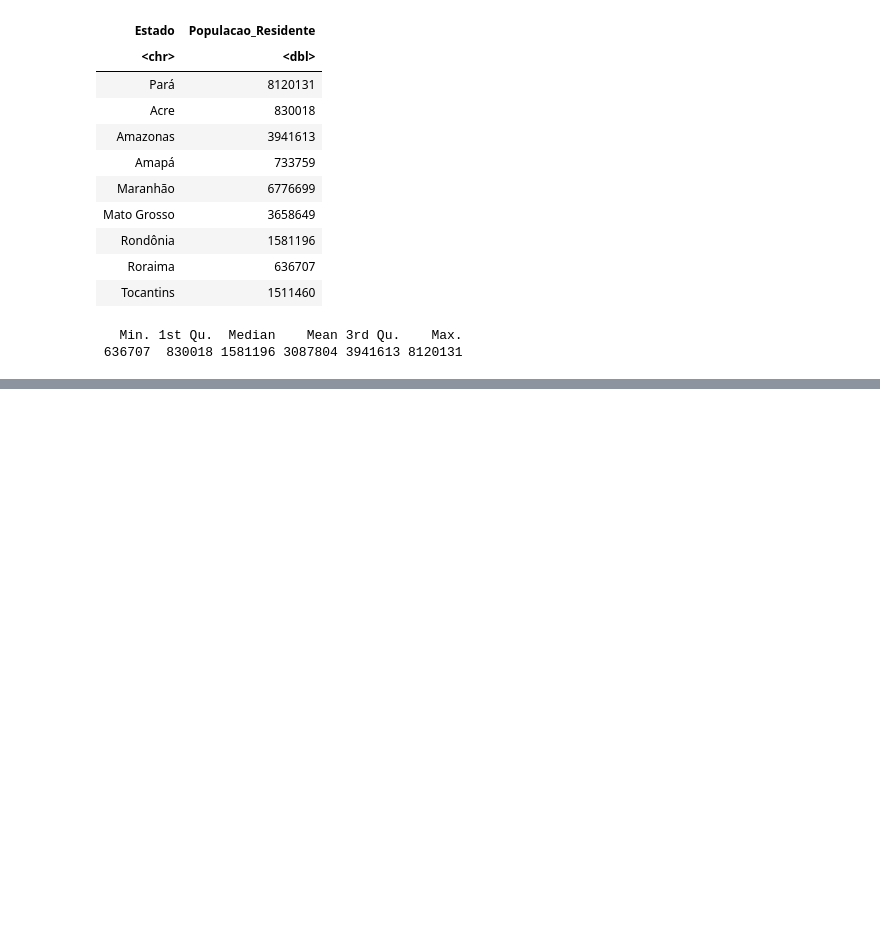
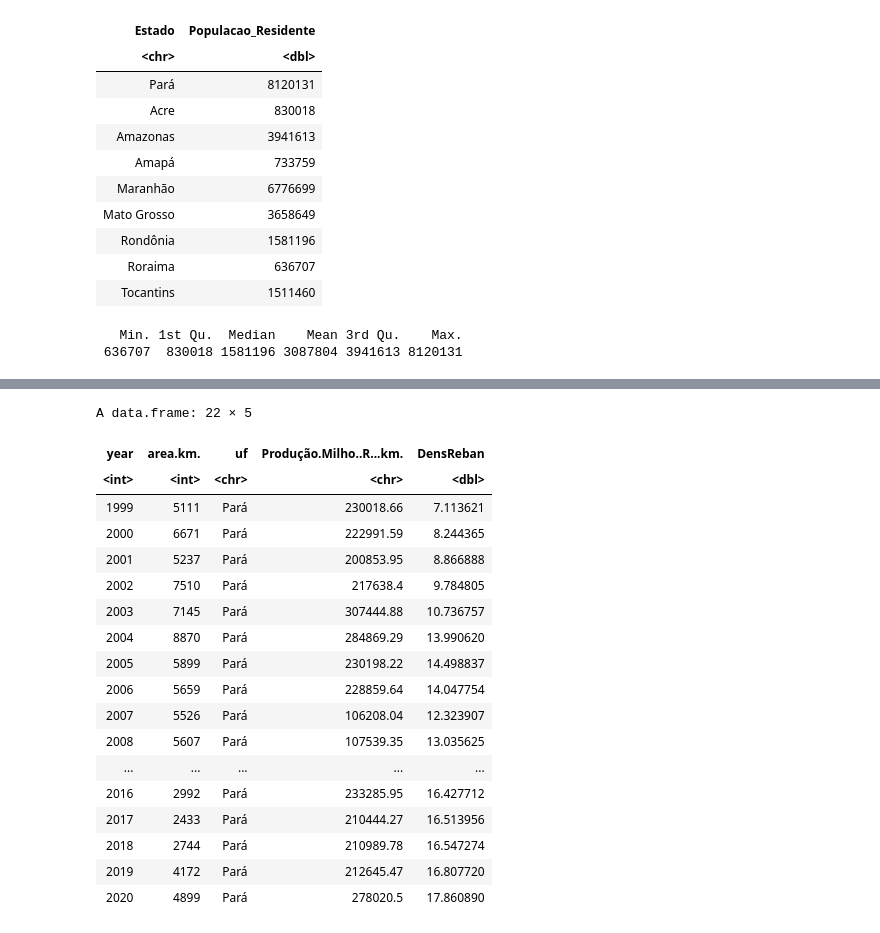
Before and after one commit to guilherme-co5/DesmacR-Colab-25.1, a Jupyter notebook: DesmacR.ipynb, the cells around one changed output, grey strips where cells are left out. Saved outputs shown, nothing was run; the diff lists cells and outputs as text; code cells hidden in the pictures; blank space fills up the shorter version.

```diff
--- a/DesmacR.ipynb
+++ b/DesmacR.ipynb
@@ -1649,0 +2090,4 @@ summary(dt.populacao$Populacao_Residente)
+# %%
+lista_estados <- list(df.RebanAC, df.RebanAP, df.RebanAM, df.RebanMA, df.RebanMT, df.RebanPA, df.RebanRO, df.RebanRR, df.RebanTO)
+# %%
+dt.RebanBovDens <- bind_rows(lista_estados)
@@ -1649,0 +2115,3 @@ summary(dt.populacao$Populacao_Residente)
+# %%
+dt.RebanBovDens$ArredDensReban <- round(dt.RebanBovDens$DensReban, 2)
+#Criando outra coluna para não perder precisão em aplicações de modelos
@@ -1649,0 +2120,2 @@ summary(dt.populacao$Populacao_Residente)
+# %%
+dt.ProdMilhoAndDesma <- read.table("/content/dt.ProdMilhoAndDesma.csv", header = TRUE, sep = ";", dec = ",")
@@ -1649,0 +2134,22 @@ summary(dt.populacao$Populacao_Residente)
+# %%
+dt.ProdMilhoAndDesma
+# %% [output]
+A data.frame: 22 × 5
+| year | area.km. | uf | Produção.Milho..R...km. | DensReban |
+| <int> | <int> | <chr> | <chr> | <dbl> |
+| 1999 | 5111 | Pará | 230018.66 | 7.113621 |
+| 2000 | 6671 | Pará | 222991.59 | 8.244365 |
+| 2001 | 5237 | Pará | 200853.95 | 8.866888 |
+| 2002 | 7510 | Pará | 217638.4 | 9.784805 |
+| 2003 | 7145 | Pará | 307444.88 | 10.736757 |
+| 2004 | 8870 | Pará | 284869.29 | 13.990620 |
+| 2005 | 5899 | Pará | 230198.22 | 14.498837 |
+| 2006 | 5659 | Pará | 228859.64 | 14.047754 |
+| 2007 | 5526 | Pará | 106208.04 | 12.323907 |
+| 2008 | 5607 | Pará | 107539.35 | 13.035625 |
+| ... | ... | ... | ... | ... |
+| 2016 | 2992 | Pará | 233285.95 | 16.427712 |
+| 2017 | 2433 | Pará | 210444.27 | 16.513956 |
+| 2018 | 2744 | Pará | 210989.78 | 16.547274 |
+| 2019 | 4172 | Pará | 212645.47 | 16.807720 |
+| 2020 | 4899 | Pará | 278020.5 | 17.860890 |
```
Also changed, not shown: parts of 117 cells of this notebook.
